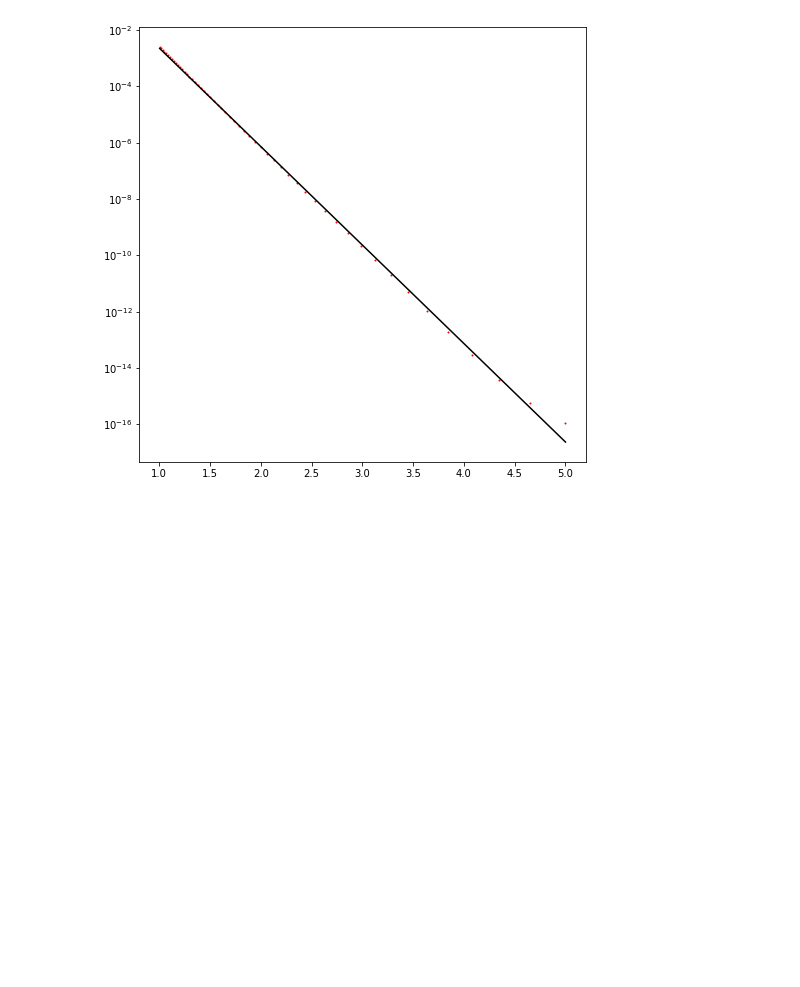
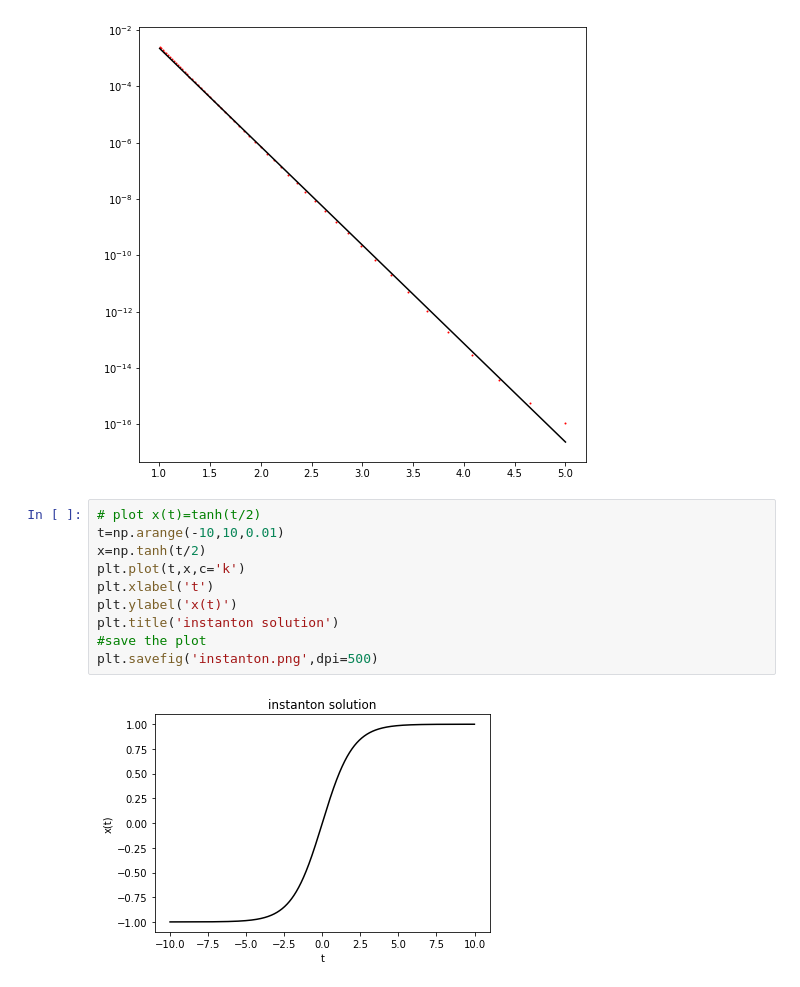
Before and after one commit to TopologicalQFT/AFT_final, a Jupyter notebook: Theta_test.ipynb, the cells around one changed output. Drawn from its saved outputs; the diff is of its cells as text; blank space fills up the shorter version.

```diff
--- a/Theta_test.ipynb
+++ b/Theta_test.ipynb
@@ -122,3 +122,15 @@ plt.show()
 -8.051041375873043 1.9788371572797314
 7.999994186776272
 [figure]
+# %%
+# plot x(t)=tanh(t/2)
+t=np.arange(-10,10,0.01)
+x=np.tanh(t/2)
+plt.plot(t,x,c='k')
+plt.xlabel('t')
+plt.ylabel('x(t)')
+plt.title('instanton solution')
+#save the plot
+plt.savefig('instanton.png',dpi=500)
+# %% [output]
+[figure, added]
```
Also changed, not shown: 9 other files.
